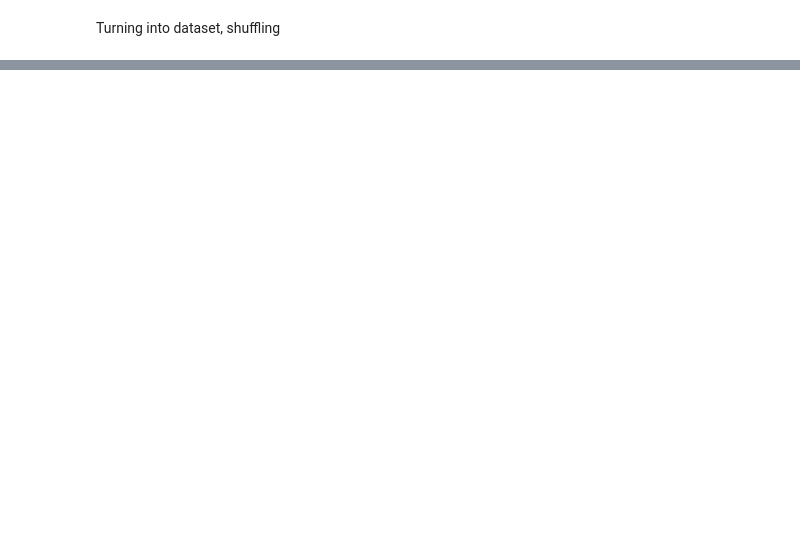
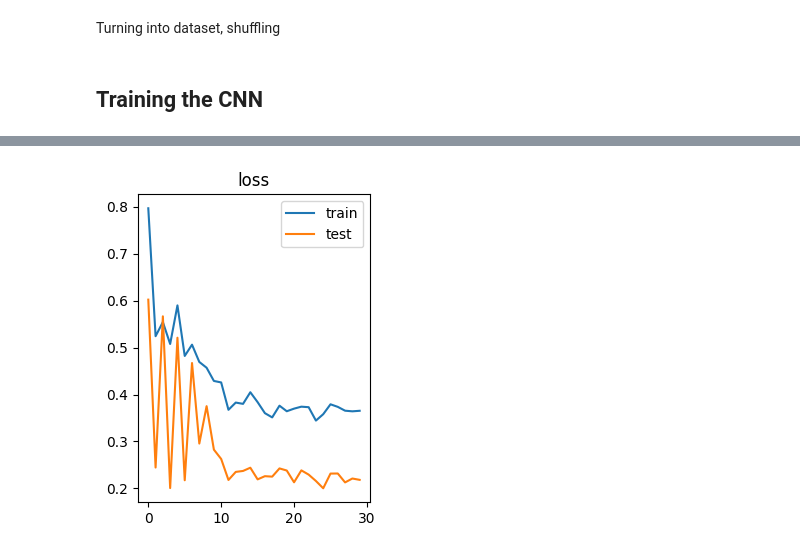
Before and after one commit to xkalet07/cml_wd_telcosense, a Jupyter notebook: attempt_01_dummy_data/my_train_cnn_1cml.ipynb, the cells around one changed output, grey strips where cells are left out. Saved outputs shown, nothing was run; the diff lists cells and outputs as text; code cells hidden in the pictures; blank space fills up the shorter version.

Commit message:
backup: training works, backup before cleaning and disabling oversampling

```diff
--- a/attempt_01_dummy_data/my_train_cnn_1cml.ipynb
+++ b/attempt_01_dummy_data/my_train_cnn_1cml.ipynb
@@ -253,7 +276,7 @@ my_data_set = my_data_set.reset_coords(['length','cml_id','frequency','polarizat
 https://github.com/jpolz/cml_wd_pytorch/blob/main/wd_pytorch/train_cnn.ipynb [2]
 # %%
-batchsize = 180
+batchsize = 8
 k_train = 0.8     # fraction of training data
 
-train_size = int(len(my_data_set.time)*k_train/batchsize)* batchsize
+train_size = int(len(ds.sample_num)*k_train/batchsize)* batchsize
 train_size
@@ -262,10 +287,12 @@ train_size
 # %% [markdown]
 Shuffling data, splitting and turning to arrays
 # %%
-# shuffling disabled: because we dont work with samples of several timestamps, only vector of timestamps
-# trsl, ref = shuffle(my_data_set.trsl.values, my_data_set.ref_wet_dry.values)
-trsl = my_data_set.trsl.values
-ref = my_data_set.ref_wet_dry.values
+# shuffling samples
+#trsl, ref = shuffle(ds.trsl.values, ds.wet_radar.values)
+
+# without shuffling
+trsl = ds.trsl.values
+ref = ds.wet_radar.values
 
 train_data = trsl[:train_size]
 test_data = trsl[train_size:]
@@ -297,5 +313,5 @@ Turning into dataset, shuffling
 dataset = torch.utils.data.TensorDataset(train_data, train_ref)
 testset = torch.utils.data.TensorDataset(test_data, test_ref)
 
-trainloader = torch.utils.data.DataLoader(dataset, batch_size = batchsize, shuffle = True)    # shuffle the training data
+trainloader = torch.utils.data.DataLoader(dataset, batch_size = batchsize, shuffle = False)    # shuffle the training data, once more? True
 testloader = torch.utils.data.DataLoader(testset, batch_size = batchsize, shuffle = False)
@@ -304,8 +318,10 @@ len(dataset)
+# %% [markdown]
+## Training the CNN
 # %%
 model = cnn.cnn_class()
 optimizer = torch.optim.AdamW(model.parameters(), lr=0.001)
 # %%
-epochs = 10
+epochs = 30
 resume = 0
 # %%
 if resume == 0:
@@ -319,14 +335,11 @@ for epoch in range(resume, epochs):
     # training
     train_losses = []
     for inputs, targets in tqdm(trainloader):
-        # inputs = torch.transpose(inputs, 0, 1)    # transpose tensor, for other reshaping use: inputs.view(-1, 2, inputs.size(-1))
-        inputs = inputs.view(-1, 2, inputs.size(-1))
         optimizer.zero_grad()
-        print(inputs)
         pred = model(inputs)
-
-        pred = nn.Flatten(0,1)(pred)            # no need with 2D data
-        loss = nn.BCELoss()(pred, targets)
+        pred = nn.Flatten(0,1)(pred)            # flatten 3D data into 2D
+        # calculating the loss function
+        loss = nn.BCELoss()(pred, targets)      # !!!! Targets and Imputs size must match
         loss.backward()
         optimizer.step()
         train_losses.append(loss.detach().numpy())
@@ -359,3 +372,4 @@ for epoch in range(resume, epochs):
     plt.legend()
     plt.show()
     resume = epoch
+# %% [output]
@@ -362,3 +381,4 @@ for epoch in range(resume, epochs):
+[figure, added]
 # %%
 for inputs, targets in tqdm(trainloader):
     print(model(inputs))
```
Also changed, not shown: parts of 33 cells of this notebook, 3 other files.
